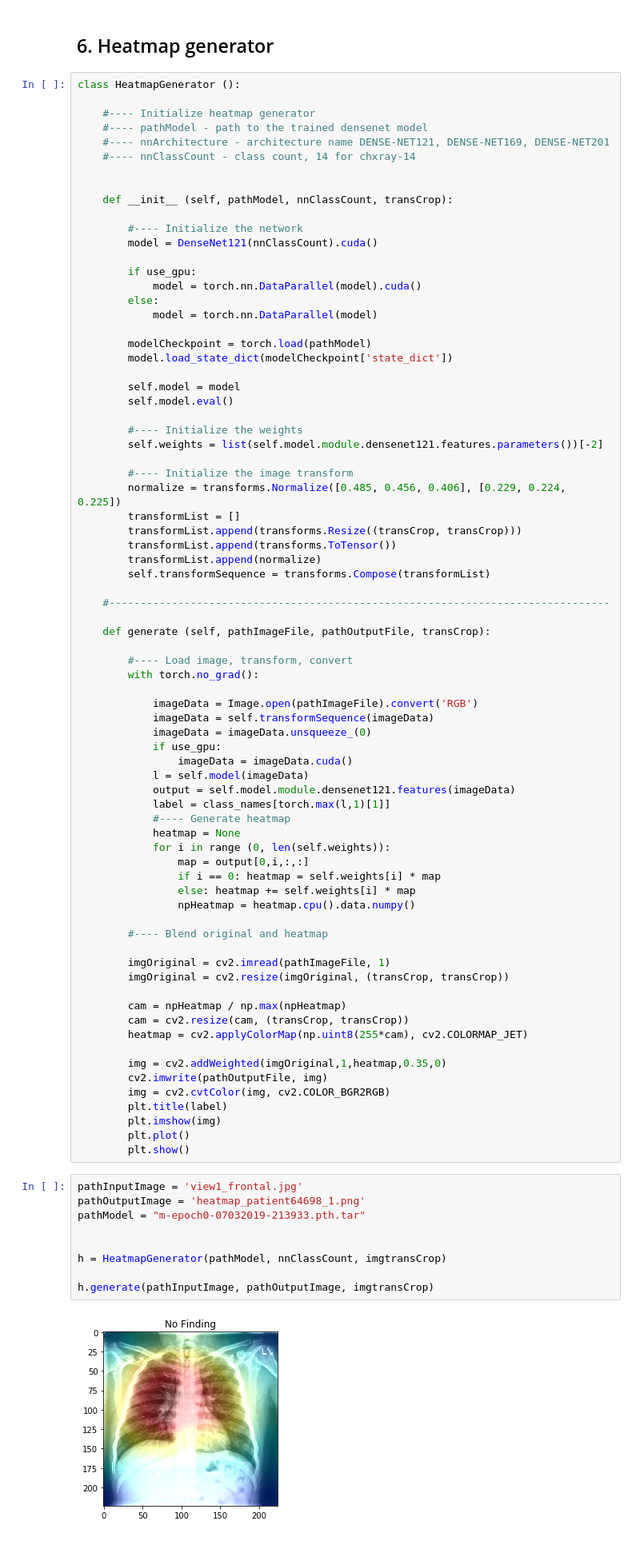
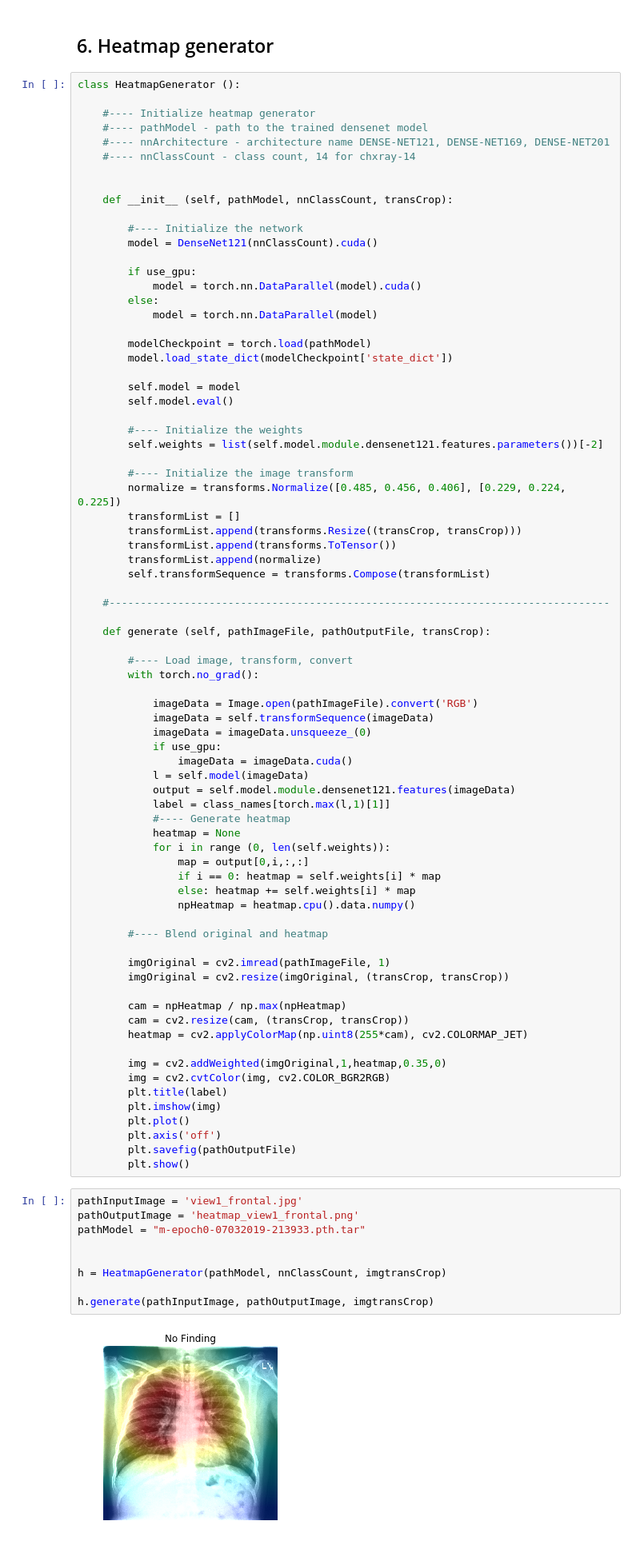
Before and after one commit to gaetandi/cheXpert, a Jupyter notebook: cheXpert_final.ipynb, the cells around one changed output. Shown at 80% size. Drawn from its saved outputs; the diff is of its cells as text.

Commit message:
Heatmap corrigé

```diff
--- a/cheXpert_final.ipynb
+++ b/cheXpert_final.ipynb
@@ -513,20 +513,21 @@ class HeatmapGenerator ():
         heatmap = cv2.applyColorMap(np.uint8(255*cam), cv2.COLORMAP_JET)
 
         img = cv2.addWeighted(imgOriginal,1,heatmap,0.35,0)
-        cv2.imwrite(pathOutputFile, img)
         img = cv2.cvtColor(img, cv2.COLOR_BGR2RGB)
         plt.title(label)
         plt.imshow(img)
         plt.plot()
+        plt.axis('off')
+        plt.savefig(pathOutputFile)
         plt.show()
 # %%
 pathInputImage = 'view1_frontal.jpg'
-pathOutputImage = 'heatmap_patient64698_1.png'
+pathOutputImage = 'heatmap_view1_frontal.png'
 pathModel = "m-epoch0-07032019-213933.pth.tar"
 
 
 h = HeatmapGenerator(pathModel, nnClassCount, imgtransCrop)
 
 h.generate(pathInputImage, pathOutputImage, imgtransCrop)
 # %% [output]
-[figure, old version]
+[figure, new version]
```
